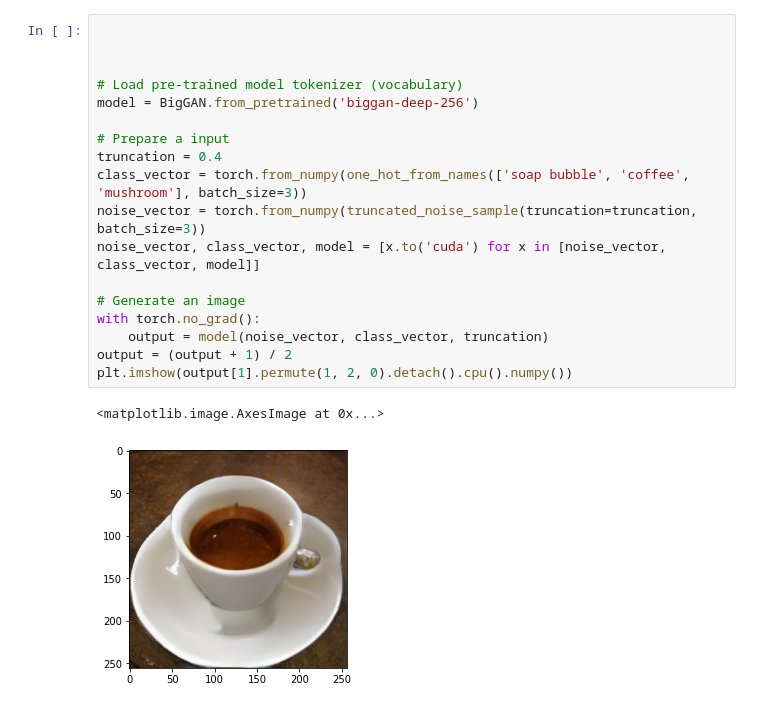
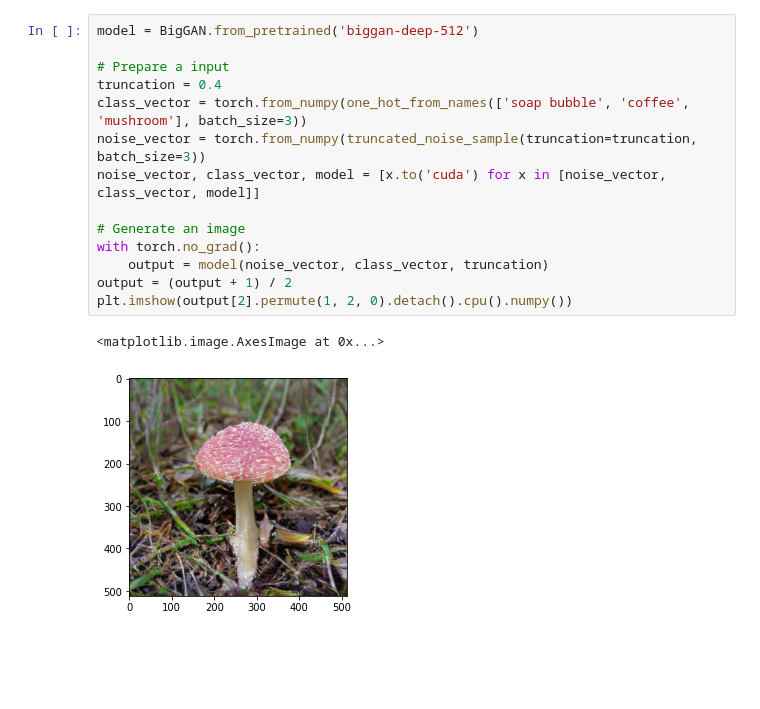
Before and after one commit to jonasitzmann/pytorch-pretrained-BigGAN, a Jupyter notebook: biggan_exploration.ipynb, the cells around one changed output. Cells and saved outputs as stored; diff of their text form; blank space fills up the shorter version.

```diff
--- a/biggan_exploration.ipynb
+++ b/biggan_exploration.ipynb
@@ -36,21 +34,17 @@ Unpacking objects: 100% (74/74), done.
 # %%
-
-
-
-# Load pre-trained model tokenizer (vocabulary)
-model = BigGAN.from_pretrained('biggan-deep-256')
+model = BigGAN.from_pretrained('biggan-deep-512')
 
 # Prepare a input
 truncation = 0.4
 class_vector = torch.from_numpy(one_hot_from_names(['soap bubble', 'coffee', 'mushroom'], batch_size=3))
 noise_vector = torch.from_numpy(truncated_noise_sample(truncation=truncation, batch_size=3))
 noise_vector, class_vector, model = [x.to('cuda') for x in [noise_vector, class_vector, model]]
 
 # Generate an image
 with torch.no_grad():
     output = model(noise_vector, class_vector, truncation)
 output = (output + 1) / 2
-plt.imshow(output[1].permute(1, 2, 0).detach().cpu().numpy())
+plt.imshow(output[2].permute(1, 2, 0).detach().cpu().numpy())
 # %% [output]
 <matplotlib.image.AxesImage at 0x...>
-[figure, old version]
+[figure, new version]
```
Also changed, not shown: parts of 2 cells of this notebook.
